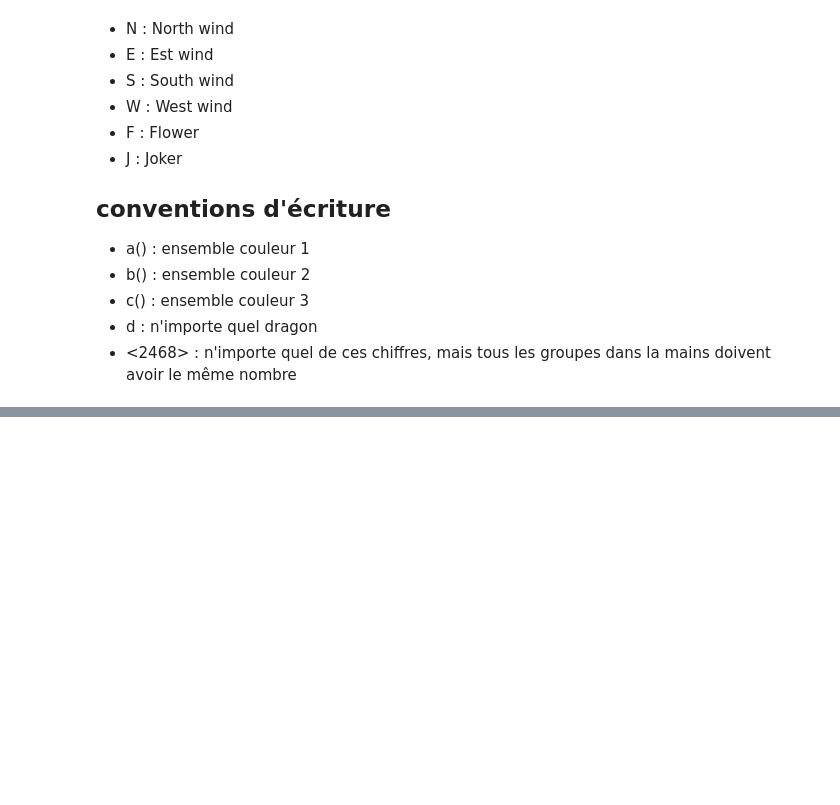
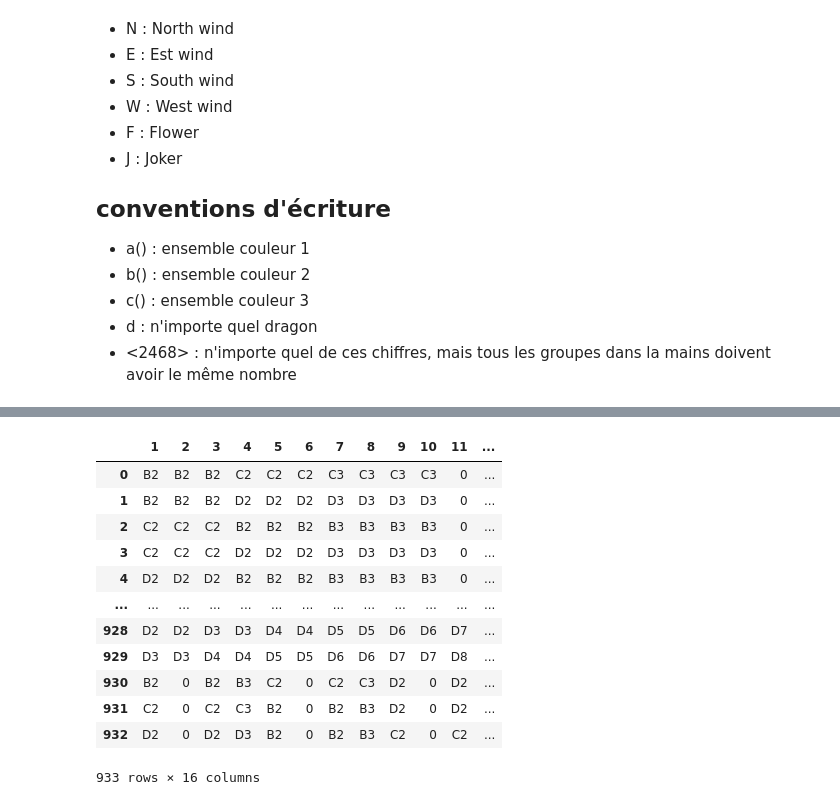
Before and after one commit to gerard-loic/sparrow, a Jupyter notebook: notebooks/generation-mains.ipynb, the cells around one changed output, grey strips where cells are left out. Saved outputs shown, nothing was run; the diff lists cells and outputs as text; code cells hidden in the pictures; blank space fills up the shorter version.

```diff
--- a/notebooks/generation-mains.ipynb
+++ b/notebooks/generation-mains.ipynb
@@ -317,0 +475,20 @@ out
+# %%
+mainsPossibles = possibilites.copy()
+colonnes = ["1", "2", "3", "4", "5", "6", "7", "8", "9", "10", "11", "12", "13", "14"]
+mainsPossibles["dict"] = mainsPossibles[colonnes].apply(lambda row: row.value_counts().to_dict(), axis=1)
+# %%
+mainsPossibles
+# %% [output]
+|  | 1 | 2 | 3 | 4 | 5 | 6 | 7 | 8 | 9 | 10 | 11 | ... |
+| 0 | B2 | B2 | B2 | C2 | C2 | C2 | C3 | C3 | C3 | C3 | 0 | ... |
+| 1 | B2 | B2 | B2 | D2 | D2 | D2 | D3 | D3 | D3 | D3 | 0 | ... |
+| 2 | C2 | C2 | C2 | B2 | B2 | B2 | B3 | B3 | B3 | B3 | 0 | ... |
+| 3 | C2 | C2 | C2 | D2 | D2 | D2 | D3 | D3 | D3 | D3 | 0 | ... |
+| 4 | D2 | D2 | D2 | B2 | B2 | B2 | B3 | B3 | B3 | B3 | 0 | ... |
+| ... | ... | ... | ... | ... | ... | ... | ... | ... | ... | ... | ... | ... |
+| 928 | D2 | D2 | D3 | D3 | D4 | D4 | D5 | D5 | D6 | D6 | D7 | ... |
+| 929 | D3 | D3 | D4 | D4 | D5 | D5 | D6 | D6 | D7 | D7 | D8 | ... |
+| 930 | B2 | 0 | B2 | B3 | C2 | 0 | C2 | C3 | D2 | 0 | D2 | ... |
+| 931 | C2 | 0 | C2 | C3 | B2 | 0 | B2 | B3 | D2 | 0 | D2 | ... |
+| 932 | D2 | 0 | D2 | D3 | B2 | 0 | B2 | B3 | C2 | 0 | C2 | ... |
+933 rows × 16 columns
```
Also changed, not shown: parts of 14 cells of this notebook, 2 other files.
